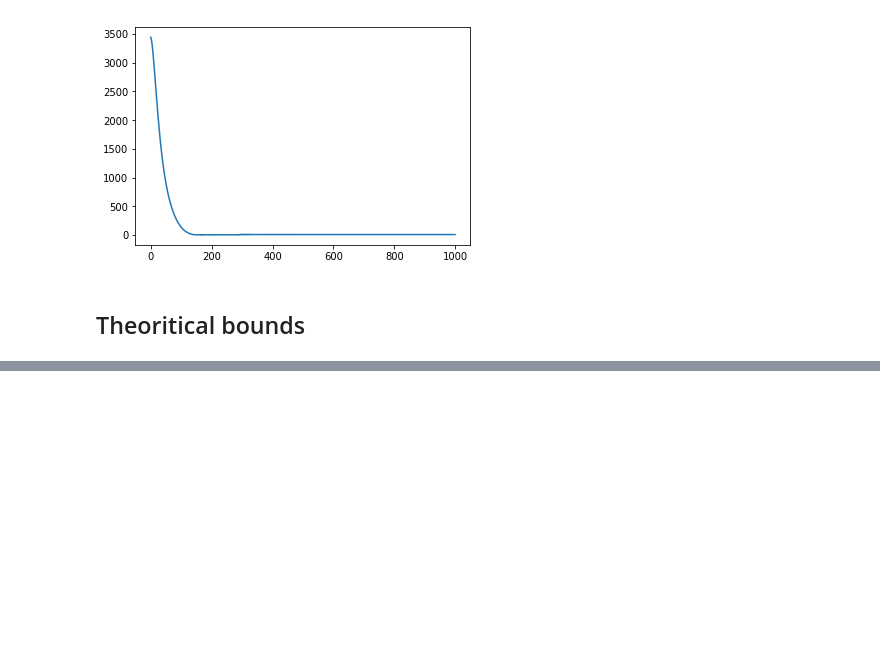
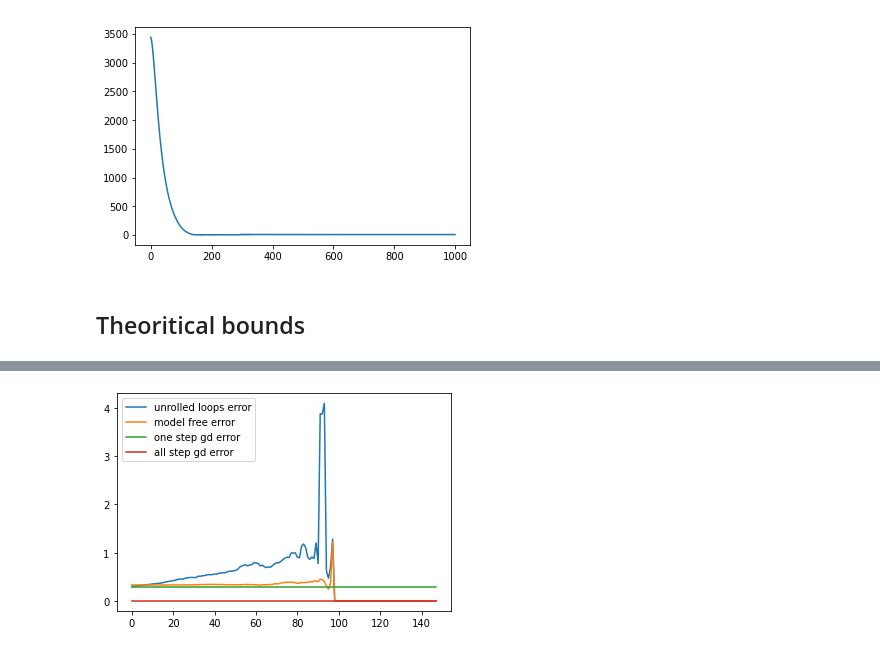
Before and after one commit to siddpiku/unrolledLOOPS, a Jupyter notebook: Unrolled loops.ipynb, the cells around one changed output, grey strips where cells are left out. Saved outputs shown, nothing was run; the diff lists cells and outputs as text; code cells hidden in the pictures; blank space fills up the shorter version.

```diff
--- a/Unrolled loops.ipynb
+++ b/Unrolled loops.ipynb
@@ -276,0 +280,81 @@ plt.plot(np.array(unroll)-np.array(modelfree))
+# %%
+unroll = []
+modelfree = []
+onestepgd = []
+d = 100 # dimension of data points x
+m = 100 # size of measurements b
+#sigma = np.linspace(0.0001,1,d)
+Sigma = np.eye(d)/(3*d)#np.random.uniform(0,1,size = (d,d))#np.diag(sigma)
+A = np.random.uniform(-1/np.sqrt(d),1/np.sqrt(d),(m,d))
+eta = .1
+ata = np.matmul(A.T,A)
+for n in range(2,150):
+    #X = np.random.uniform(-1/np.sqrt(d),1/np.sqrt(d),size = (n,d))#np.random.binomial(size=(n,d), n=1, p= 0.1)#np.random.uniform(-1/np.sqrt(d),1/np.sqrt(d),size = (n,d))##
+    X = np.random.permutation(np.eye(n,d))/np.sqrt(3*d)
+    cov = np.matmul(X.T,X)
+    B = np.matmul(A,X.T)
+    #estimateUL = np.matmul(np.matmul(cov,ata),
+    #                       np.linalg.pinv(np.matmul(np.matmul(A,cov),ata)))
+
+    ##atacovata = np.matmul(np.matmul(ata,cov),ata)
+    ##covataInvatacovata = np.matmul(np.matmul(cov,ata),
+    ##                               np.linalg.pinv(atacovata,hermitian = True))
+
+    ##atacovataInvatacovata = np.matmul(atacovata,
+    ##                               np.linalg.pinv(atacovata,hermitian = True))
+    ###etaeyeataat = np.matmul(eta*(2*np.eye(d) - eta*ata), A.T)
+    ##covataInvatacovataat =  np.matmul(covataInvatacovata,A.T)
+
+    ##etaeyeataatacovataInvatacovataat = np.matmul(np.matmul(
+    ##                                eta*(2*np.eye(d) - eta*ata),
+    ##                            np.eye(d) - atacovataInvatacovata),A.T)
+    ##estimateUL =  covataInvatacovataat
+    ##+ etaeyeataatacovataInvatacovataat
+
+    temp = np.matmul(A.T,B)
+    ata = np.matmul(A.T,A)
+    estimateUL = np.matmul(np.matmul(eta*(2*np.eye(d) - eta*ata),
+                         np.eye(d) - np.matmul(temp,np.linalg.pinv(temp))),
+                    A.T)
+    estimateUL += np.matmul(np.matmul(X.T,np.linalg.pinv(temp)), A.T)
+
+    #estimateUL = np.matmul(np.matmul(eta*(2*np.eye(d) - eta*ata),
+    #                     A.T), np.eye(m) - np.matmul(B,np.linalg.pinv(B)))
+    #estimateUL += np.matmul(X.T, np.linalg.pinv(B))
+
+    #print(sum(np.diag(atacovataInvatacovata)) )
+    #plt.figure(n)
+    #plt.imshow(atacovataInvatacovata)
+    #plt.show()
+    estimateML = np.matmul(X.T, np.linalg.pinv(B))
+    #np.matmul(np.matmul(cov,A.T), np.linalg.pinv(np.matmul(np.matmul(A,cov),A.T)))
+
+    ULerror = np.matrix.trace(np.matmul(np.matmul(
+        np.matmul(estimateUL,A)-np.eye(d),Sigma),
+                                        np.matmul(estimateUL,A).T-np.eye(d)))
+
+    MLerror = np.matrix.trace(np.matmul(np.matmul(
+        np.matmul(estimateML,A)-np.eye(d),
+        Sigma),np.matmul(estimateML,A).T-np.eye(d)))
+
+    #ULerror = np.linalg.norm( np.matmul(pred,A)-np.eye(d) )**2/(3*d)
+    unroll.append(ULerror)
+    modelfree.append(MLerror)
+estimateonestepgd = np.matmul(eta*(2*np.eye(d) - eta*ata), A.T)
+gdonesteperror = np.matrix.trace(np.matmul(np.matmul(
+        np.matmul(estimateonestepgd,A)-np.eye(d),Sigma),
+                    np.matmul(estimateonestepgd,A).T-np.eye(d)))
+onestepgd = [gdonesteperror]*len(unroll)
+allstepgd = [ np.matrix.trace(np.matmul(
+    np.matmul(np.linalg.pinv(A),A)-np.eye(d),
+    np.matmul(np.linalg.pinv(A),A).T-np.eye(d))) ]*len(onestepgd)
+plt.plot(unroll,label = 'unrolled loops error')
+plt.plot(modelfree, label = 'model free error')
+plt.plot(onestepgd, label = 'one step gd error')
+plt.plot(allstepgd,label = 'all step gd error')
+plt.legend()
+plt.show()
+plt.ylim([0,10])
+plt.plot(np.array(unroll)-np.array(modelfree))
+# %% [output]
+[figure, added]
```
Also changed, not shown: parts of 3 cells of this notebook.
